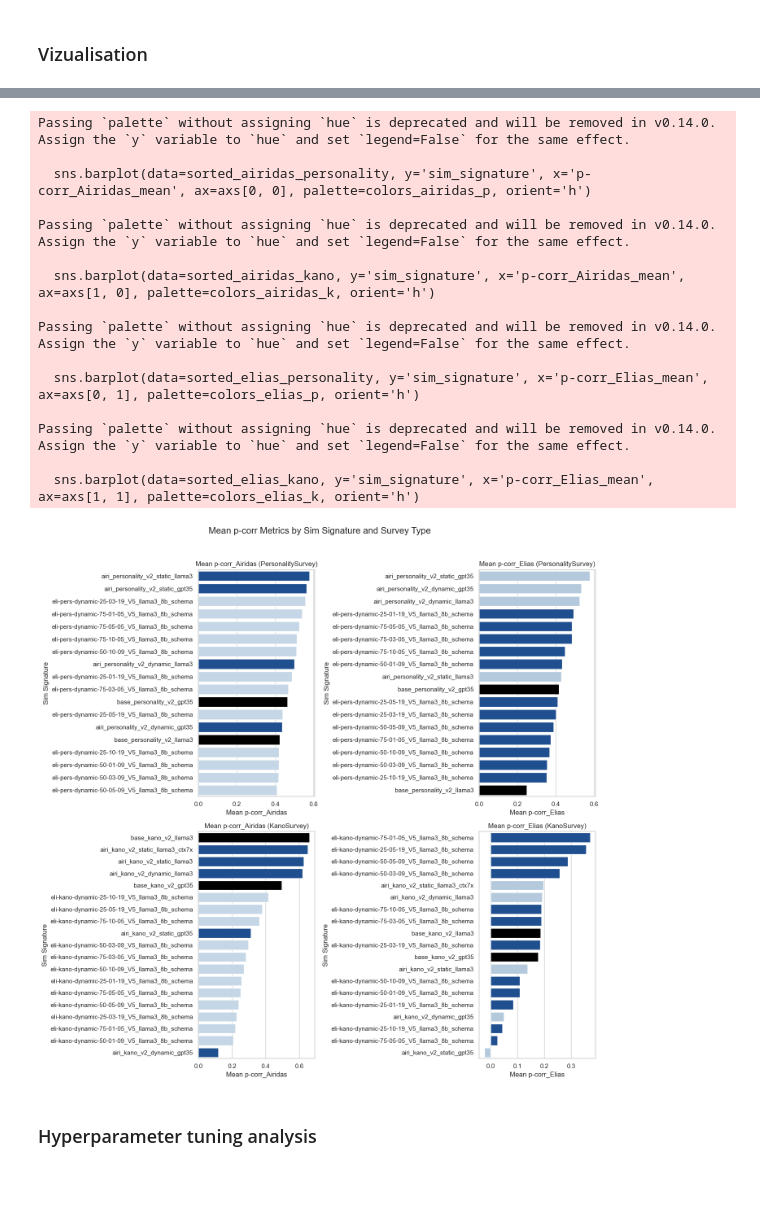
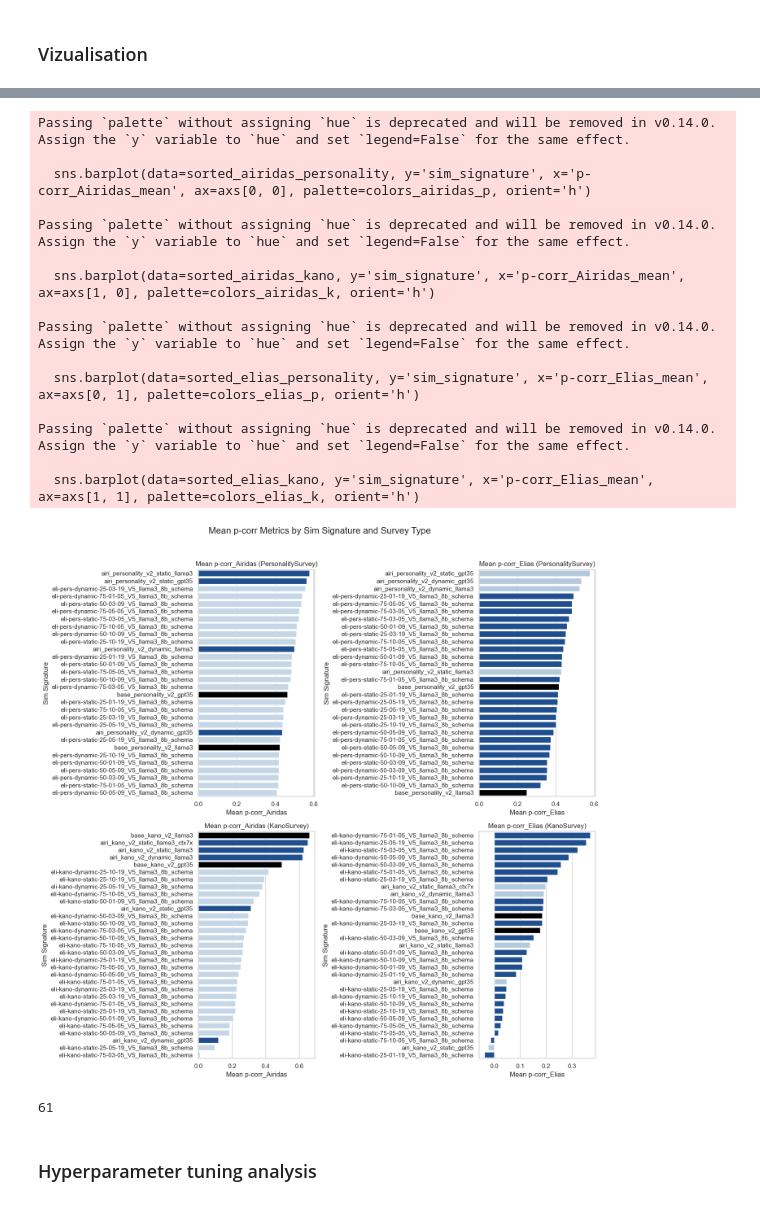
Before and after one commit to Brikas/Thesis, a Jupyter notebook: airi_analysis.ipynb, the cells around one changed output, grey strips where cells are left out. Saved outputs shown, nothing was run; the diff lists cells and outputs as text; code cells hidden in the pictures.

```diff
--- a/airi_analysis.ipynb
+++ b/airi_analysis.ipynb
@@ -305,11 +302,0 @@ for col in ADD_TO_MOST_IMPORTANT_COLUMNS:
-# %%
-sim_i = df.iloc[1]
-print(sim_i["sim_signature"])
-sim = utils.load_sim(sim_i["path"])
-dfa = utils.dataframe_from_QA(sim["QA"])
-
-surv = get_surv_from_info(sim_i)
-dfa = clean_simulation_QA(dfa)
-dfa = add_airidas_and_elias_answers(dfa, surv)
-dfa = remap_answers_to_integers(dfa, surv)
-res = evaluate_single_simulation_run(dfa)
@@ -422,7 +393,6 @@ import matplotlib.pyplot as plt
 import seaborn as sns
 import pandas as pd
 
-dfg = dfg[dfg['retrieval method'] != "static"]
 # Set style
 sns.set(style="whitegrid")
 
@@ -482,31 +452,31 @@ sns.barplot(data=sorted_elias_personality, y='sim_signature', x='p-corr_Elias_me
 axs[0, 1].set_title('Mean p-corr_Elias (PersonalitySurvey)')
 axs[0, 1].set_xlabel('Mean p-corr_Elias')
 axs[0, 1].set_ylabel('Sim Signature')
 
 sns.barplot(data=sorted_elias_kano, y='sim_signature', x='p-corr_Elias_mean', ax=axs[1, 1], palette=colors_elias_k, orient='h')
 axs[1, 1].set_title('Mean p-corr_Elias (KanoSurvey)')
 axs[1, 1].set_xlabel('Mean p-corr_Elias')
 axs[1, 1].set_ylabel('Sim Signature')
 
 # Adjust layout for readability
 plt.tight_layout(rect=[0, 0, 1, 0.96])
 
 # Show plot
 plt.show()
 # %% [output]
 Passing `palette` without assigning `hue` is deprecated and will be removed in v0.14.0. Assign the `y` variable to `hue` and set `legend=False` for the same effect.
 
   sns.barplot(data=sorted_airidas_personality, y='sim_signature', x='p-corr_Airidas_mean', ax=axs[0, 0], palette=colors_airidas_p, orient='h')
 
 Passing `palette` without assigning `hue` is deprecated and will be removed in v0.14.0. Assign the `y` variable to `hue` and set `legend=False` for the same effect.
 
   sns.barplot(data=sorted_airidas_kano, y='sim_signature', x='p-corr_Airidas_mean', ax=axs[1, 0], palette=colors_airidas_k, orient='h')
 
 Passing `palette` without assigning `hue` is deprecated and will be removed in v0.14.0. Assign the `y` variable to `hue` and set `legend=False` for the same effect.
 
   sns.barplot(data=sorted_elias_personality, y='sim_signature', x='p-corr_Elias_mean', ax=axs[0, 1], palette=colors_elias_p, orient='h')
 
 Passing `palette` without assigning `hue` is deprecated and will be removed in v0.14.0. Assign the `y` variable to `hue` and set `legend=False` for the same effect.
 
   sns.barplot(data=sorted_elias_kano, y='sim_signature', x='p-corr_Elias_mean', ax=axs[1, 1], palette=colors_elias_k, orient='h')
-[figure, old version]
+[figure, new version]
@@ -513,3 +486,7 @@ Passing `palette` without assigning `hue` is deprecated and will be removed in v
+# %%
+len(dfg)
+# %% [output]
+61
 # %% [markdown]
 ### Hyperparameter tuning analysis
 # %%
```
Also changed, not shown: parts of 5 cells of this notebook, 2 other files.
